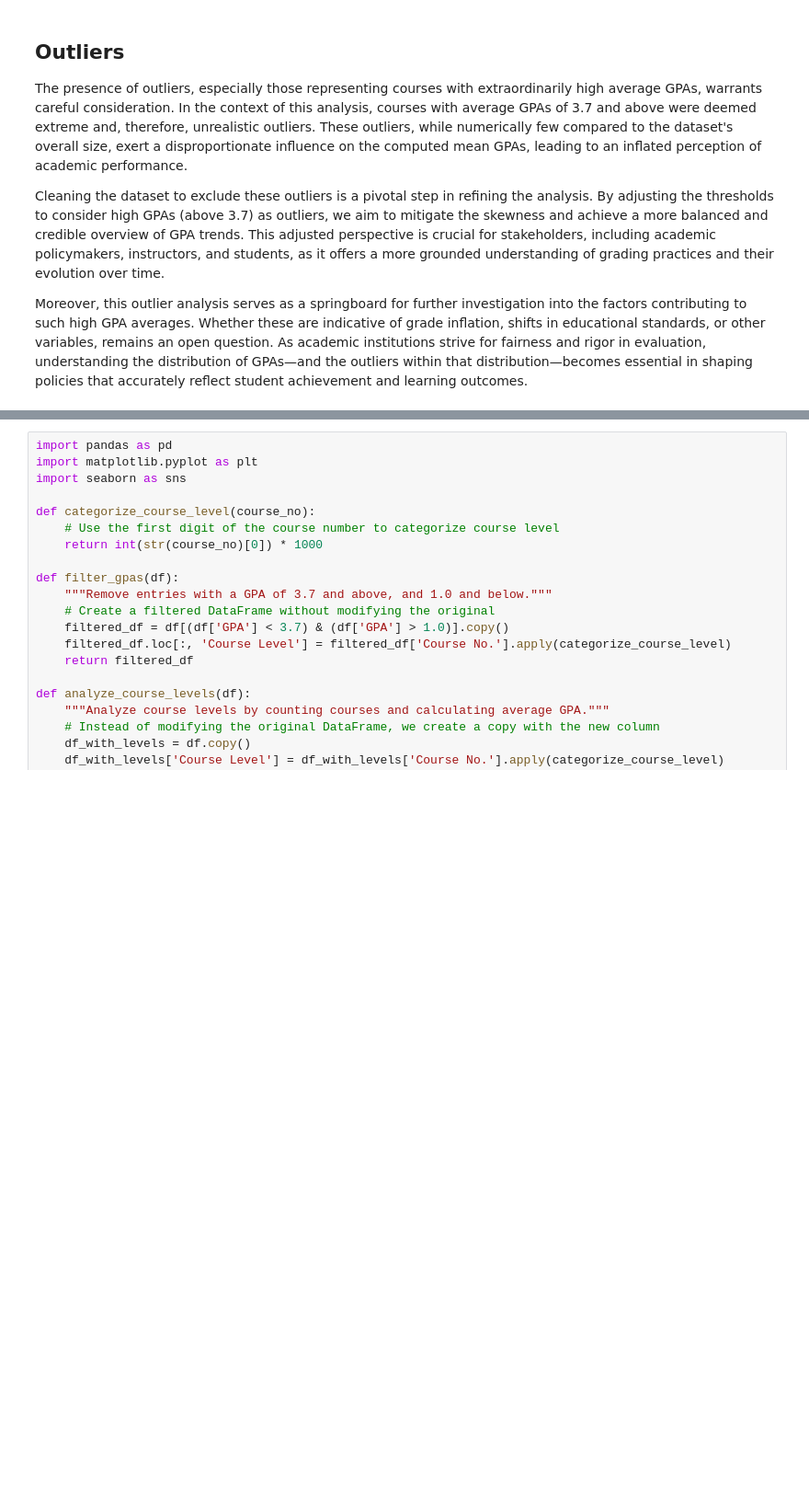
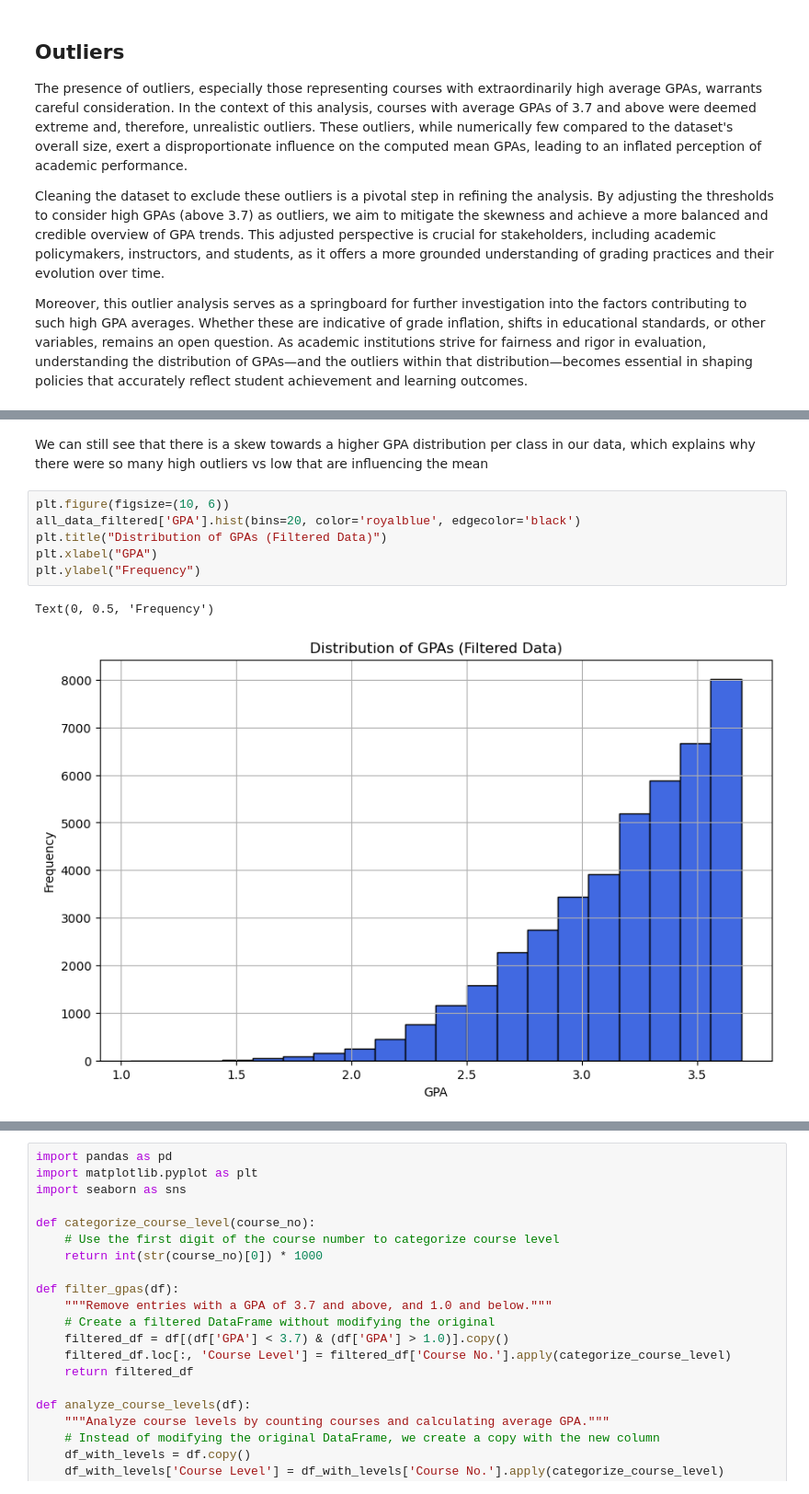
Before and after one commit to rudyp3/CS4824-ML-Project, a Jupyter notebook: ML_Project.ipynb, the cells around one changed output, grey strips where cells are left out. Shown at 92% size. Cells and saved outputs as stored; diff of their text form; blank space fills up the shorter version.

```diff
--- a/ML_Project.ipynb
+++ b/ML_Project.ipynb
@@ -183 +245,12 @@ after removing outliers
+# %% [markdown]
+We can still see that there is a skew towards a higher GPA distribution per class in our data, which explains why there were so many high outliers vs low that are influencing the mean
+# %%
+plt.figure(figsize=(10, 6))
+all_data_filtered['GPA'].hist(bins=20, color='royalblue', edgecolor='black')
+plt.title("Distribution of GPAs (Filtered Data)")
+plt.xlabel("GPA")
+plt.ylabel("Frequency")
+# %% [output]
+Text(0, 0.5, 'Frequency')
+[figure, added]
 # %% [markdown]
```
Also changed, not shown: parts of 14 cells of this notebook.
